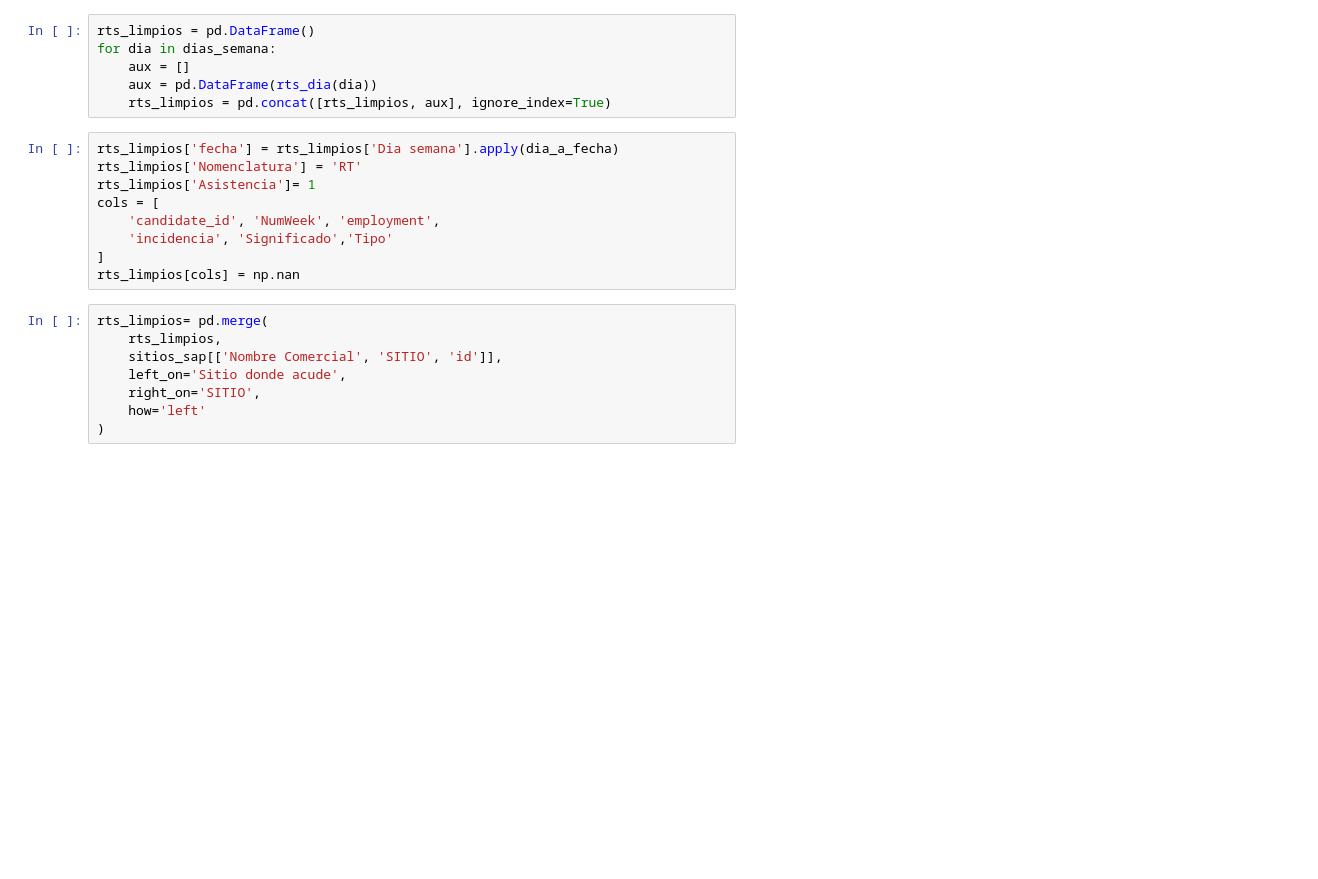
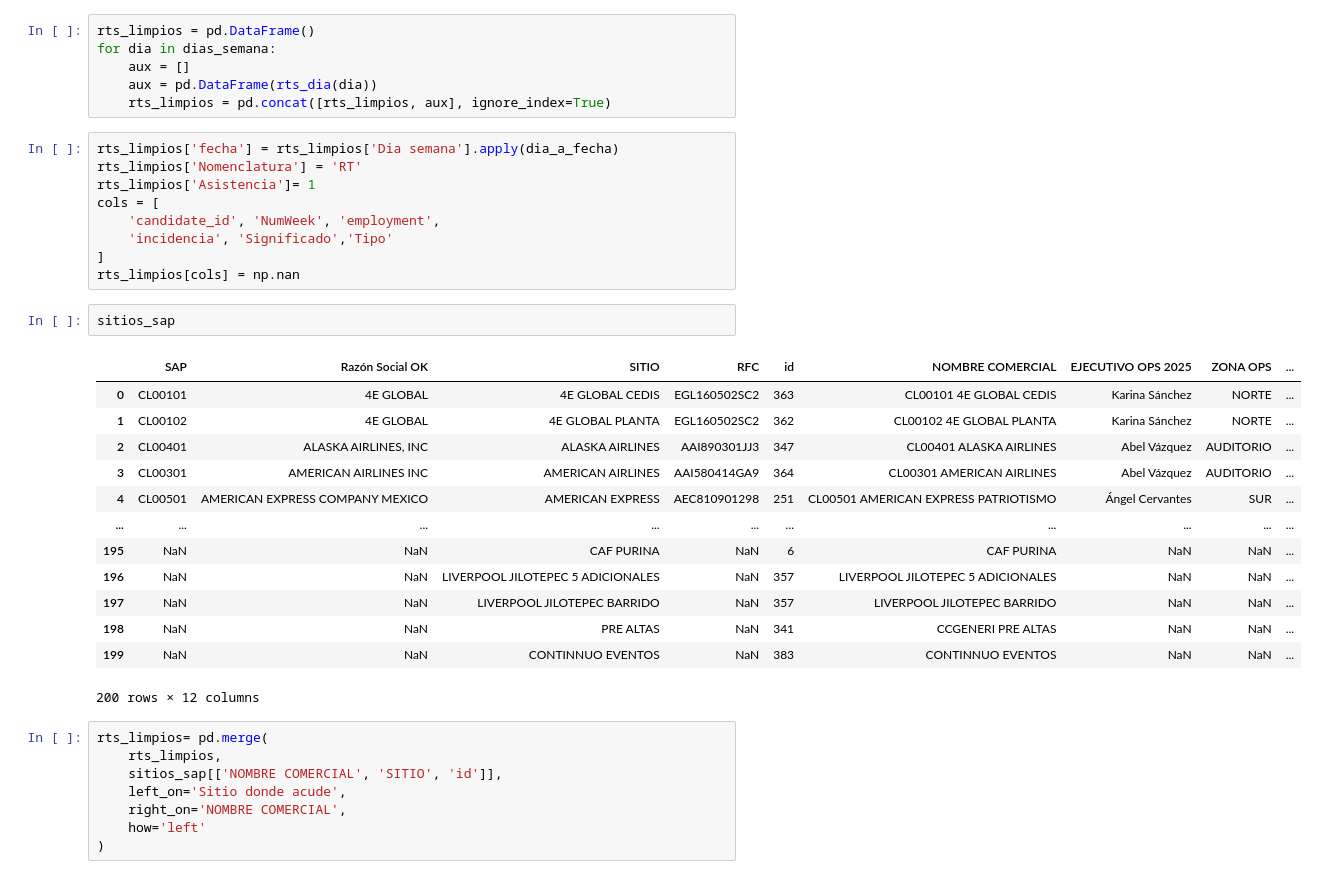
Before and after one commit to Axel3D2Y/Centro-de-control, a Jupyter notebook: Actualizaciones/Actualizacion rt's.ipynb, the cells around one changed output. Drawn from its saved outputs; the diff is of its cells as text; blank space fills up the shorter version.

```diff
--- a/Actualizaciones/Actualizacion rt's.ipynb
+++ b/Actualizaciones/Actualizacion rt's.ipynb
@@ -40,11 +40,27 @@ cols = [
     'incidencia', 'Significado','Tipo'
 ]
 rts_limpios[cols] = np.nan
+# %%
+sitios_sap
+# %% [output]
+|  | SAP | Razón Social OK | SITIO | RFC | id | NOMBRE COMERCIAL | EJECUTIVO OPS 2025 | ZONA OPS | ... |
+| 0 | CL00101 | 4E GLOBAL | 4E GLOBAL CEDIS | EGL160502SC2 | 363 | CL00101 4E GLOBAL CEDIS | Karina Sánchez | NORTE | ... |
+| 1 | CL00102 | 4E GLOBAL | 4E GLOBAL PLANTA | EGL160502SC2 | 362 | CL00102 4E GLOBAL PLANTA | Karina Sánchez | NORTE | ... |
+| 2 | CL00401 | ALASKA AIRLINES, INC | ALASKA AIRLINES | AAI890301JJ3 | 347 | CL00401 ALASKA AIRLINES | Abel Vázquez | AUDITORIO | ... |
+| 3 | CL00301 | AMERICAN AIRLINES INC | AMERICAN AIRLINES | AAI580414GA9 | 364 | CL00301 AMERICAN AIRLINES | Abel Vázquez | AUDITORIO | ... |
+| 4 | CL00501 | AMERICAN EXPRESS COMPANY MEXICO | AMERICAN EXPRESS | AEC810901298 | 251 | CL00501 AMERICAN EXPRESS PATRIOTISMO | Ángel Cervantes | SUR | ... |
+| ... | ... | ... | ... | ... | ... | ... | ... | ... | ... |
+| 195 | NaN | NaN | CAF PURINA | NaN | 6 | CAF PURINA | NaN | NaN | ... |
+| 196 | NaN | NaN | LIVERPOOL JILOTEPEC 5 ADICIONALES | NaN | 357 | LIVERPOOL JILOTEPEC 5 ADICIONALES | NaN | NaN | ... |
+| 197 | NaN | NaN | LIVERPOOL JILOTEPEC BARRIDO | NaN | 357 | LIVERPOOL JILOTEPEC BARRIDO | NaN | NaN | ... |
+| 198 | NaN | NaN | PRE ALTAS | NaN | 341 | CCGENERI PRE ALTAS | NaN | NaN | ... |
+| 199 | NaN | NaN | CONTINNUO EVENTOS | NaN | 383 | CONTINNUO EVENTOS | NaN | NaN | ... |
+200 rows × 12 columns
 # %%
 rts_limpios= pd.merge(
     rts_limpios,
-    sitios_sap[['Nombre Comercial', 'SITIO', 'id']],
+    sitios_sap[['NOMBRE COMERCIAL', 'SITIO', 'id']],
     left_on='Sitio donde acude',
-    right_on='SITIO',
+    right_on='NOMBRE COMERCIAL',
     how='left'
 )
```
Also changed, not shown: parts of 6 cells of this notebook, 1 other file.
